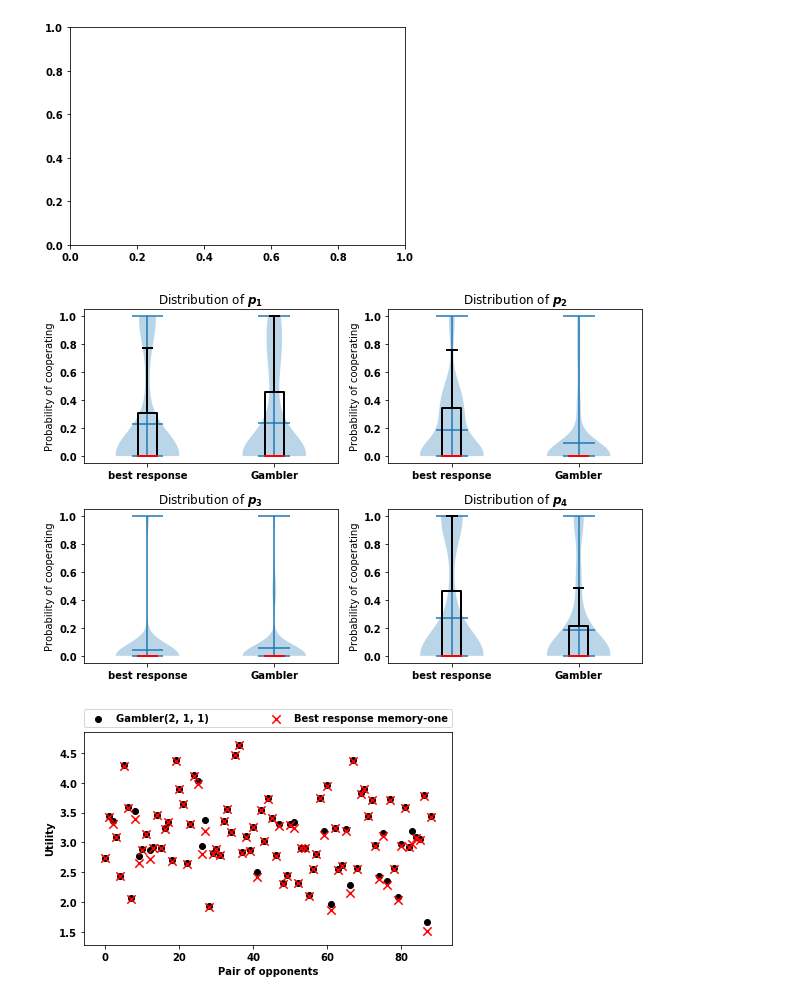
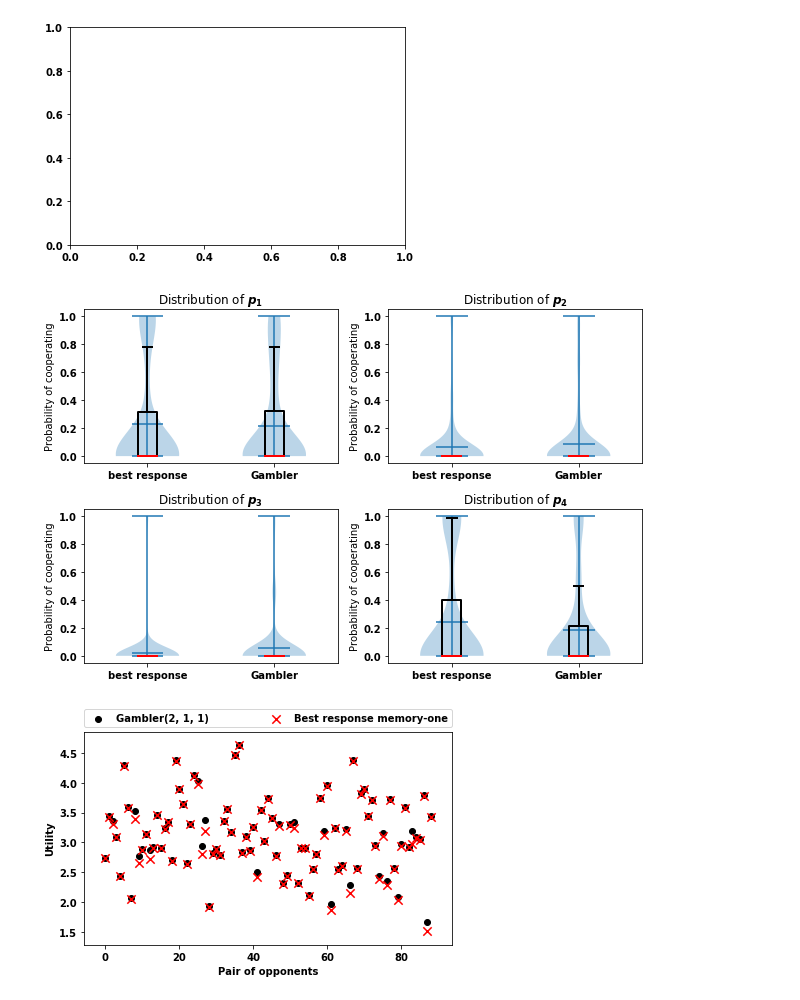
Before and after one commit to Nikoleta-v3/Memory-size-in-the-prisoners-dilemma, a Jupyter notebook: nbs/Analysis of Gambler and best responses.ipynb, the cells around one changed output. Saved outputs shown, nothing was run; the diff lists cells and outputs as text; code cells hidden in the pictures.

```diff
--- a/nbs/Analysis of Gambler and best responses.ipynb
+++ b/nbs/Analysis of Gambler and best responses.ipynb
@@ -71,6 +71,7 @@ def get_results(row):
 
     ps = row[9:13].values
     best_response = axl.MemoryOnePlayer(ps)
+    best_response.name = 'Best Response Memory One'
 
     pattern = row[27:-1].values
 
@@ -135,2 +136,3 @@ results.describe()
 # %%
 gamblers_results = results[results['Name'].str.contains('Gambler')]
+best_results = results[results['Name'].str.contains('Best Response')]
@@ -181,37 +202,37 @@ for i, p in enumerate(ps_columns):
     index = (int(i / 2), i % 2)
 
     axes[index].violinplot(
-        [df_with_g["mem_one_p_{}".format(i + 1)], gamblers_results[p].values],
+        [best_results[p], gamblers_results[p].values],
         showmeans=True,
     )
 
     boxes = axes[index].boxplot(
-        [df_with_g["mem_one_p_{}".format(i + 1)], gamblers_results[p].values], showfliers=False
+        [best_results[p].values, gamblers_results[p].values], showfliers=False
     )
     for bp in boxes['medians']:
         bp.set_color('red')
         bp.set_linewidth(2)
     for bp in boxes['caps']:
         bp.set_color('black')
         bp.set_linewidth(2)
     for bp in boxes['whiskers']:
         bp.set_color('black')
         bp.set_linewidth(2)
     for bp in boxes['boxes']:
         bp.set_color('black')
         bp.set_linewidth(2)
 
     axes[index].set_title('Distribution of $p_%s$' % (i + 1), fontweight= 'medium')
     axes[index].set_ylabel('Probability of cooperating', fontweight= 'medium')
     matplotlib.pyplot.subplots_adjust(wspace = 0.2, hspace = 0.3)
 
     plt.setp(axes[index], xticks=[1, 2], xticklabels=["best response", "Gambler"])
 
 
 
 plt.savefig('../img/gambler_vs_mem_violinplot.pdf')
 # %% [output]
-[figure, old version]
+[figure, new version]
 # %%
 for q_one, q_two, gambler in zip(df_with_g.loc[:, df_with_g.columns.str.contains('first')].values,
                                     df_with_g.loc[:, df_with_g.columns.str.contains('second')].values,
```
Also changed, not shown: parts of 8 cells of this notebook, 7 other files.
